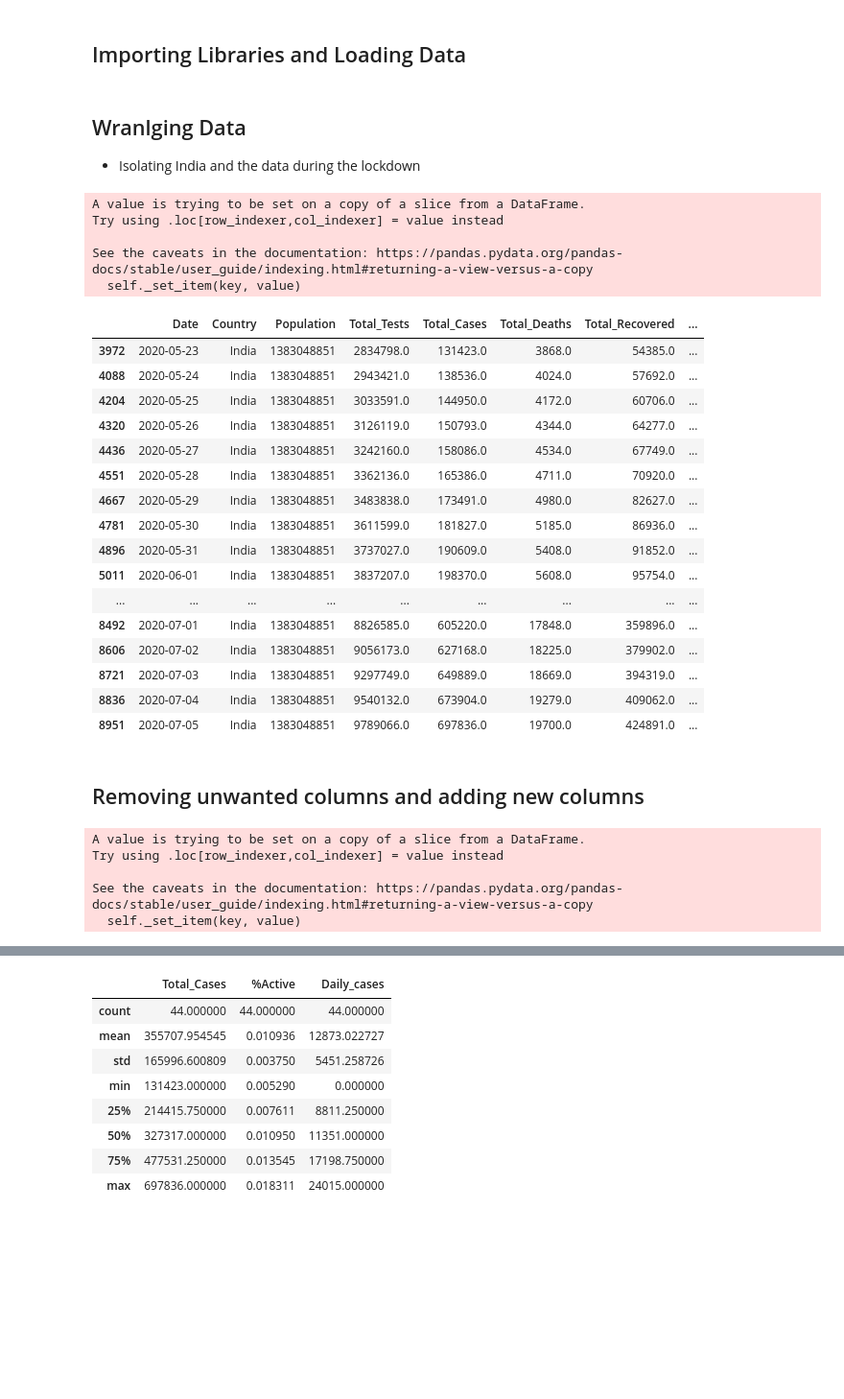
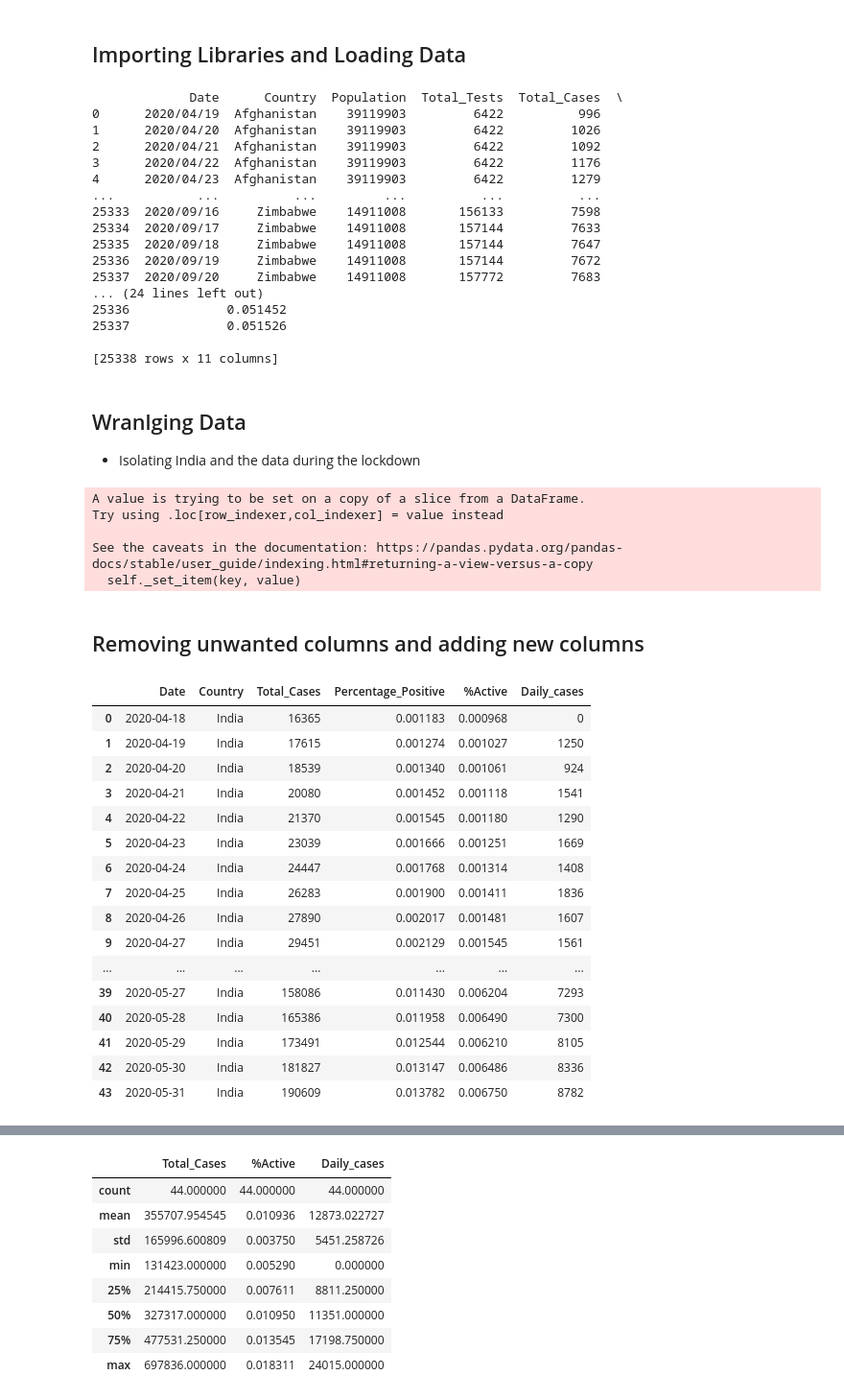
Before and after one commit to data301-2021-summer2/project-group18-project, a Jupyter notebook: analysis/Anikait/Task 3-EDA.ipynb, the cells around one changed output, grey strips where cells are left out. Shown at 96% size. Drawn from its saved outputs; the diff is of its cells as text; code cells hidden in the pictures; blank space fills up the shorter version.

```diff
--- a/analysis/Anikait/Task 3-EDA.ipynb
+++ b/analysis/Anikait/Task 3-EDA.ipynb
@@ -14,14 +14,29 @@ import seaborn as sns
 import matplotlib.pyplot as plt
 
 def loadingProcessing(path):
-    data = (
-        pd.read_csv(path)
-        .dropna().reset_index(drop = True)
+    data = pd.read_csv(path)
+    return data
+df = loadingProcessing("C:\\Users\\kapur\\Downloads\\DATA.csv")
 
-    )
-
-    return data
-df = loadingProcessing("C:\\Users\\kapur\\Documents\\UBC\\1st Year\\1st Year Summer\\DATA 301\\Project\\project-group18-project\\data\\processed\\worldometers_snapshots_April18_to_September20.csv")
+print(df)
+# %% [output]
+             Date      Country  Population  Total_Tests  Total_Cases  \
+0      2020/04/19  Afghanistan    39119903         6422          996
+1      2020/04/20  Afghanistan    39119903         6422         1026
+2      2020/04/21  Afghanistan    39119903         6422         1092
+3      2020/04/22  Afghanistan    39119903         6422         1176
+4      2020/04/23  Afghanistan    39119903         6422         1279
+...           ...          ...         ...          ...          ...
+25333  2020/09/16     Zimbabwe    14911008       156133         7598
+25334  2020/09/17     Zimbabwe    14911008       157144         7633
+25335  2020/09/18     Zimbabwe    14911008       157144         7647
+25336  2020/09/19     Zimbabwe    14911008       157144         7672
+25337  2020/09/20     Zimbabwe    14911008       157772         7683
+... (24 lines left out)
+25336             0.051452
+25337             0.051526
+
+[25338 rows x 11 columns]
 # %% [markdown]
 ## Wranlging Data
 - Isolating India and the data during the lockdown
@@ -30,65 +45,53 @@ df_India = df[df["Country"] == "India"]
 df_India["Date"] = pd.to_datetime(df_India["Date"])
 df_India_lockdown = df_India.head(44)
 ##I noticed that each row represents 1 day. Therefore, i figured out the number of days till the lockdown eneded from the start of the dataset
-
-df_India_lockdown
 # %% [output]
 A value is trying to be set on a copy of a slice from a DataFrame.
 Try using .loc[row_indexer,col_indexer] = value instead
 
 See the caveats in the documentation: https://pandas.pydata.org/pandas-docs/stable/user_guide/indexing.html#returning-a-view-versus-a-copy
   self._set_item(key, value)
-|  | Date | Country | Population | Total_Tests | Total_Cases | Total_Deaths | Total_Recovered | ... |
-| 3972 | 2020-05-23 | India | 1383048851 | 2834798.0 | 131423.0 | 3868.0 | 54385.0 | ... |
-| 4088 | 2020-05-24 | India | 1383048851 | 2943421.0 | 138536.0 | 4024.0 | 57692.0 | ... |
-| 4204 | 2020-05-25 | India | 1383048851 | 3033591.0 | 144950.0 | 4172.0 | 60706.0 | ... |
-| 4320 | 2020-05-26 | India | 1383048851 | 3126119.0 | 150793.0 | 4344.0 | 64277.0 | ... |
-| 4436 | 2020-05-27 | India | 1383048851 | 3242160.0 | 158086.0 | 4534.0 | 67749.0 | ... |
-| 4551 | 2020-05-28 | India | 1383048851 | 3362136.0 | 165386.0 | 4711.0 | 70920.0 | ... |
-| 4667 | 2020-05-29 | India | 1383048851 | 3483838.0 | 173491.0 | 4980.0 | 82627.0 | ... |
-| 4781 | 2020-05-30 | India | 1383048851 | 3611599.0 | 181827.0 | 5185.0 | 86936.0 | ... |
-| 4896 | 2020-05-31 | India | 1383048851 | 3737027.0 | 190609.0 | 5408.0 | 91852.0 | ... |
-| 5011 | 2020-06-01 | India | 1383048851 | 3837207.0 | 198370.0 | 5608.0 | 95754.0 | ... |
-| ... | ... | ... | ... | ... | ... | ... | ... | ... |
-| 8492 | 2020-07-01 | India | 1383048851 | 8826585.0 | 605220.0 | 17848.0 | 359896.0 | ... |
-| 8606 | 2020-07-02 | India | 1383048851 | 9056173.0 | 627168.0 | 18225.0 | 379902.0 | ... |
-| 8721 | 2020-07-03 | India | 1383048851 | 9297749.0 | 649889.0 | 18669.0 | 394319.0 | ... |
-| 8836 | 2020-07-04 | India | 1383048851 | 9540132.0 | 673904.0 | 19279.0 | 409062.0 | ... |
-| 8951 | 2020-07-05 | India | 1383048851 | 9789066.0 | 697836.0 | 19700.0 | 424891.0 | ... |
 # %% [markdown]
 ## Removing unwanted columns and adding new columns
 # %%
 percentage = (df_India_lockdown["Active_Cases"] / df_India_lockdown["Population"]) * 100
 df_India_lockdown["%Active"] = percentage
 
 
 def dailyCases():
     cases = list(df_India_lockdown["Total_Cases"])
     daily_cases = []
     for i in range(1,len(cases)):
         daily_cases.append((cases[i] - cases[i-1]))
     daily_cases1 = [0]
     for i in range(0,len(daily_cases)):
         daily_cases1.append(daily_cases[i])
     df_India_lockdown["Daily_cases"] = daily_cases1
 
 dailyCases()
-
-
-
-
-df_India_lockdown1 = df_India_lockdown.drop(labels = ["Total_Deaths", "Total_Tests", "Population", "Total_Recovered","Serious_or_Critical","Active_Cases"], axis = 1)
+df_India_lockdown1 = df_India_lockdown.drop(labels = ["Total_Deaths", "Total_Tests", "Population", "Total_Recovered","Active_Cases", "New Cases", "New Deaths"], axis = 1)
 df_India_lockdown1 = df_India_lockdown1.dropna().reset_index(drop = True)
 
 
-
-##df_India_lockdown1
+df_India_lockdown1
 # %% [output]
-A value is trying to be set on a copy of a slice from a DataFrame.
-Try using .loc[row_indexer,col_indexer] = value instead
-
-See the caveats in the documentation: https://pandas.pydata.org/pandas-docs/stable/user_guide/indexing.html#returning-a-view-versus-a-copy
-  self._set_item(key, value)
+|  | Date | Country | Total_Cases | Percentage_Positive | %Active | Daily_cases |
+| 0 | 2020-04-18 | India | 16365 | 0.001183 | 0.000968 | 0 |
+| 1 | 2020-04-19 | India | 17615 | 0.001274 | 0.001027 | 1250 |
+| 2 | 2020-04-20 | India | 18539 | 0.001340 | 0.001061 | 924 |
+| 3 | 2020-04-21 | India | 20080 | 0.001452 | 0.001118 | 1541 |
+| 4 | 2020-04-22 | India | 21370 | 0.001545 | 0.001180 | 1290 |
+| 5 | 2020-04-23 | India | 23039 | 0.001666 | 0.001251 | 1669 |
+| 6 | 2020-04-24 | India | 24447 | 0.001768 | 0.001314 | 1408 |
+| 7 | 2020-04-25 | India | 26283 | 0.001900 | 0.001411 | 1836 |
+| 8 | 2020-04-26 | India | 27890 | 0.002017 | 0.001481 | 1607 |
+| 9 | 2020-04-27 | India | 29451 | 0.002129 | 0.001545 | 1561 |
+| ... | ... | ... | ... | ... | ... | ... |
+| 39 | 2020-05-27 | India | 158086 | 0.011430 | 0.006204 | 7293 |
+| 40 | 2020-05-28 | India | 165386 | 0.011958 | 0.006490 | 7300 |
+| 41 | 2020-05-29 | India | 173491 | 0.012544 | 0.006210 | 8105 |
+| 42 | 2020-05-30 | India | 181827 | 0.013147 | 0.006486 | 8336 |
+| 43 | 2020-05-31 | India | 190609 | 0.013782 | 0.006750 | 8782 |
 # %% [markdown]
 # Analysing the Data
 
```
Also changed, not shown: parts of 6 cells of this notebook, 4 other files.
